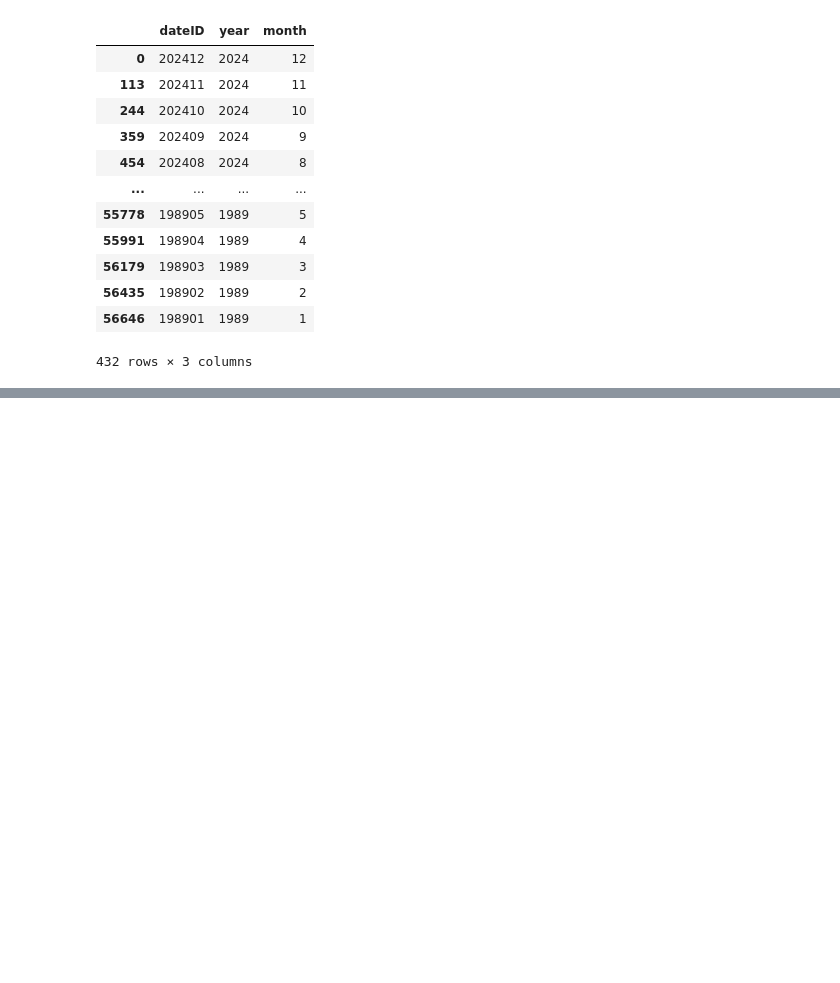
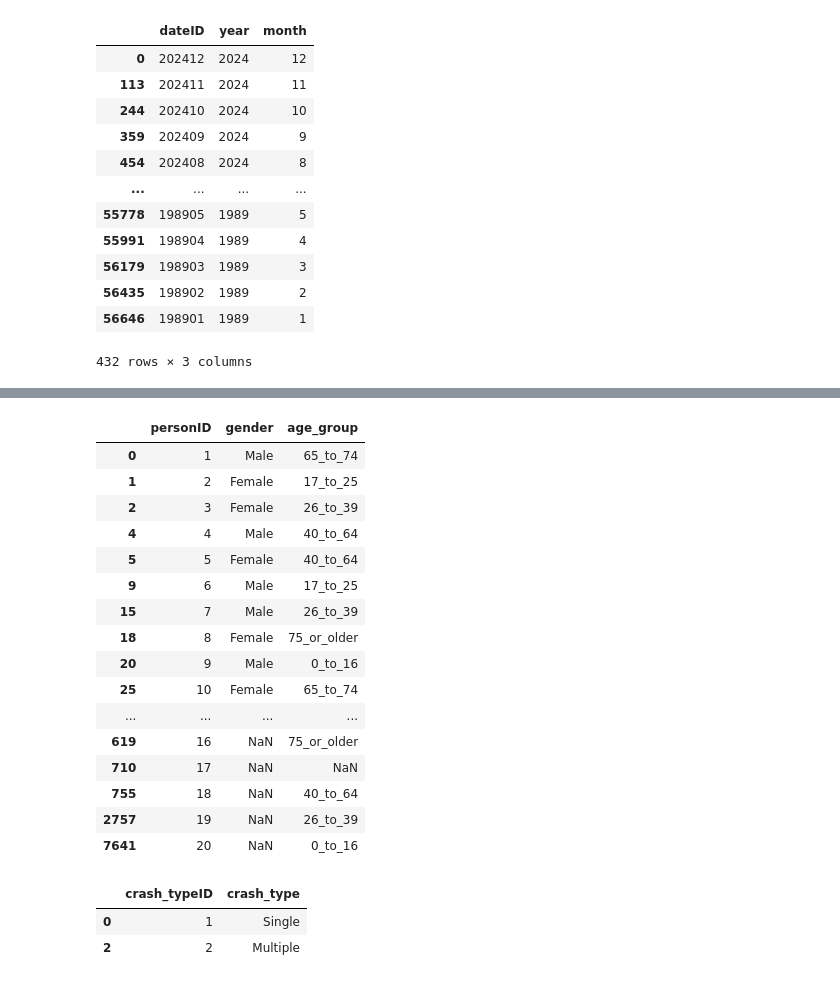
Before and after one commit to gambit0070/Data-Warehouse, a Jupyter notebook: ETL.ipynb, the cells around one changed output, grey strips where cells are left out. Drawn from its saved outputs; the diff is of its cells as text; code cells hidden in the pictures; blank space fills up the shorter version.

```diff
--- a/ETL.ipynb
+++ b/ETL.ipynb
@@ -155,19 +150,30 @@ df['holiday'] = np.where(
 # %%
 # convert the 'time' column to datetime format
 df['time'] = pd.to_datetime(df['time'], format='%H:%M:%S', errors='coerce').dt.time
+
+
+
 
 # categorize time of day by rush hous:
 # For all holiday == "No", day_of_week == "Weekday" set rush:
 # 07:00:00 - 09:00:00 = "Rush"
 # 16:00:00 - 18:00:00 = "Rush"
 Weekday = ["Monday", "Tuesday", "Wednesday", "Thursday", "Friday"]
-df['time'] = np.where(
+
+conditions = [
     (df['holiday'] == "No") & (df['dayweek'].isin(Weekday)) & (
-        ((df['time'] >= pd.to_datetime("07:00:00", format='%H:%M:%S').time()) & (df['time'] <= pd.to_datetime("09:00:00", format='%H:%M:%S').time())) |
-        ((df['time'] >= pd.to_datetime("16:00:00", format='%H:%M:%S').time()) & (df['time'] <= pd.to_datetime("18:00:00", format='%H:%M:%S').time()))
+    ((df['time'] >= pd.to_datetime("07:00:00", format='%H:%M:%S').time()) & (df['time'] <= pd.to_datetime("09:00:00", format='%H:%M:%S').time())) |
+    ((df['time'] >= pd.to_datetime("16:00:00", format='%H:%M:%S').time()) & (df['time'] <= pd.to_datetime("18:00:00", format='%H:%M:%S').time()))
     ),
-    "Rush",
-    "Not Rush"
-)
-print(df['time'].unique())
+    (df['time'].isna())
+]
+
+choices = ["Rush", np.nan]
+
+df['time_cat'] = np.select(conditions, choices, default="Not Rush")
+
+# change 'nan' value to np.nan
+df['time_cat'] = df['time_cat'].replace('nan', np.nan)            # КОСТЫЛЬ
+
+print(df['time_cat'].unique())
 # %% [output]
@@ -261,7 +267,7 @@ print(df['speed_limit'].unique())
 # %% [output]
 ['Very High' 'High' 'Med' nan 'Low']
 # %%
-# drop dayweek, age, christmas_period and easter_period columns
-df.drop(columns=['dayweek', 'age', 'christmas_period', 'easter_period'], inplace=True)
+# drop dayweek, age, christmas_period and easter_period columns, time
+df.drop(columns=['dayweek', 'age', 'christmas_period', 'easter_period', 'time'], inplace=True)
 print(df.head())
 # %% [output]
@@ -431,0 +452,34 @@ date_dim
+# %%
+# create person_dimension table
+person_dim = df[['gender', 'age_group']].drop_duplicates()
+person_dim['personID'] = range(1, len(person_dim) + 1)
+person_dim = person_dim[['personID', 'gender', 'age_group']]
+person_dim
+# %% [output]
+|  | personID | gender | age_group |
+| 0 | 1 | Male | 65_to_74 |
+| 1 | 2 | Female | 17_to_25 |
+| 2 | 3 | Female | 26_to_39 |
+| 4 | 4 | Male | 40_to_64 |
+| 5 | 5 | Female | 40_to_64 |
+| 9 | 6 | Male | 17_to_25 |
+| 15 | 7 | Male | 26_to_39 |
+| 18 | 8 | Female | 75_or_older |
+| 20 | 9 | Male | 0_to_16 |
+| 25 | 10 | Female | 65_to_74 |
+| ... | ... | ... | ... |
+| 619 | 16 | NaN | 75_or_older |
+| 710 | 17 | NaN | NaN |
+| 755 | 18 | NaN | 40_to_64 |
+| 2757 | 19 | NaN | 26_to_39 |
+| 7641 | 20 | NaN | 0_to_16 |
+# %%
+# create crast_type_dimension table
+crash_type_dim = df[['crash_type']].drop_duplicates()
+crash_type_dim['crash_typeID'] = range(1, len(crash_type_dim) + 1)
+crash_type_dim = crash_type_dim[['crash_typeID', 'crash_type']]
+crash_type_dim
+# %% [output]
+|  | crash_typeID | crash_type |
+| 0 | 1 | Single |
+| 2 | 2 | Multiple |
```
Also changed, not shown: parts of 7 cells of this notebook, 4 other files.
